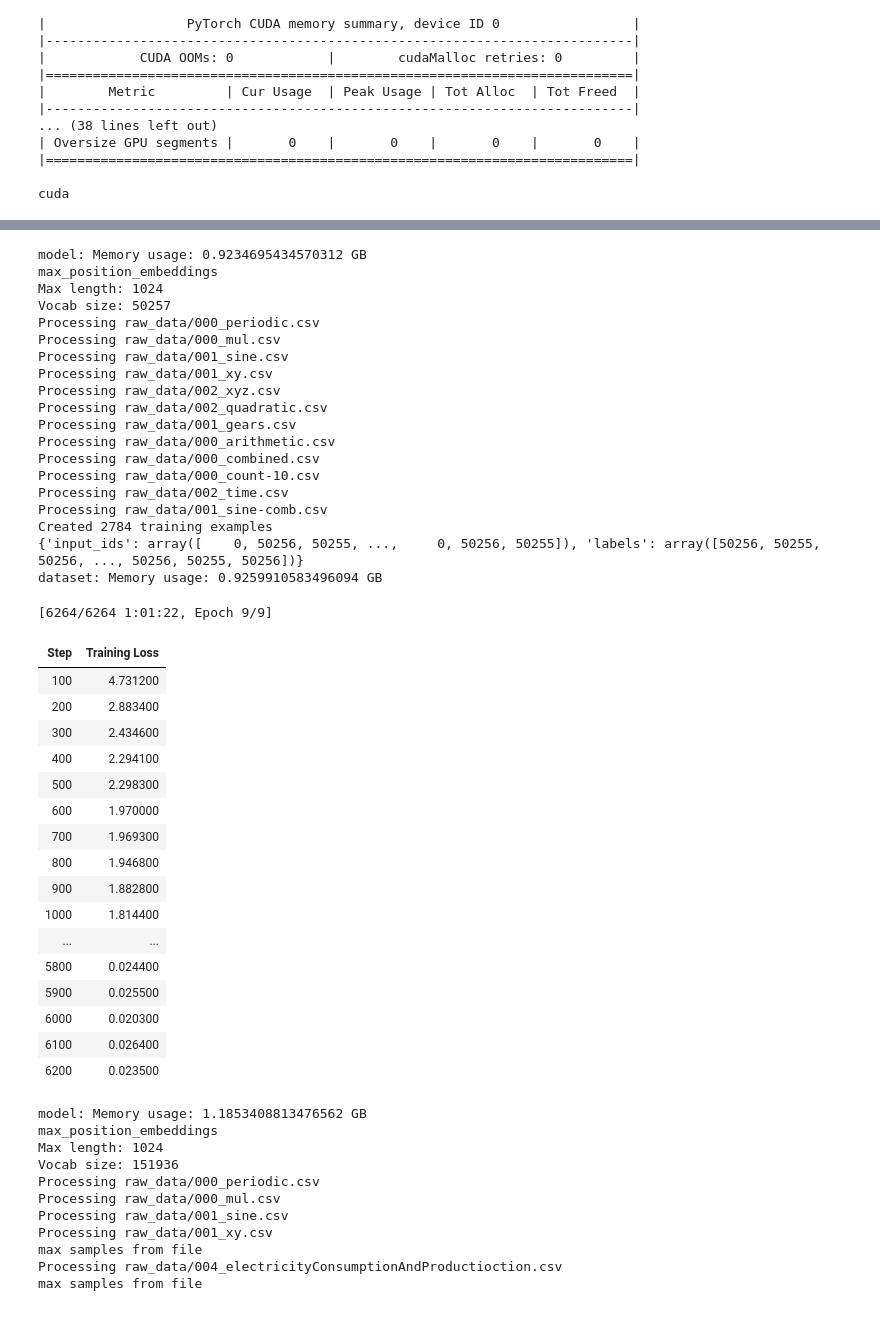
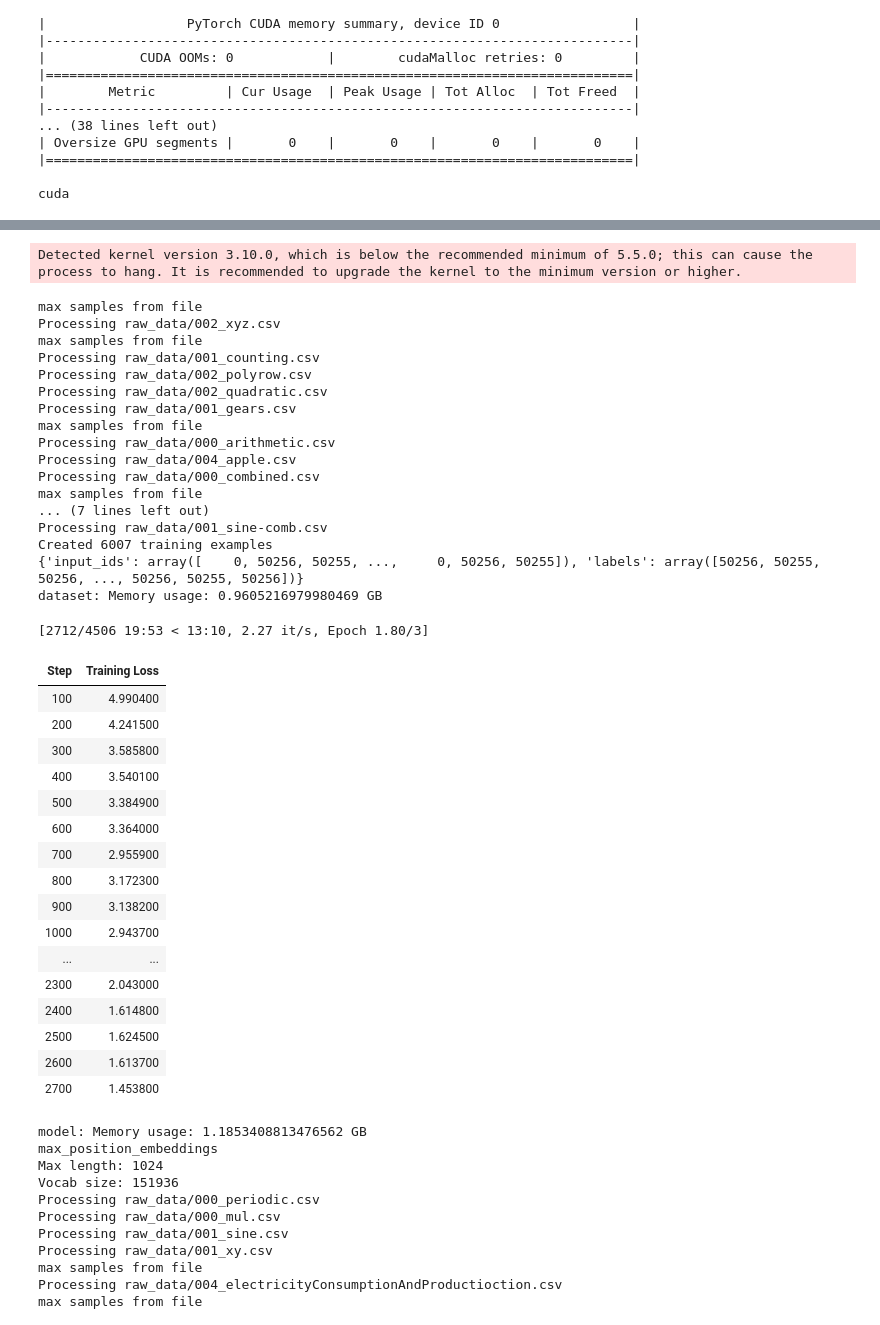
Before and after one commit to JoeyShapiro/TimeSeriesGPT, a Jupyter notebook: model.ipynb, the cells around one changed output, grey strips where cells are left out. Cells and saved outputs as stored; diff of their text form; code cells hidden in the pictures.

```diff
--- a/model.ipynb
+++ b/model.ipynb
@@ -415,6 +415,6 @@ def train_model(model_name, output_dir, epochs=3, batch_size=4, stride=64, windo
 train_model(
     model_name='gpt2',
     output_dir='models',
-    epochs=9,
+    epochs=3,
 )
 # %% [output]
@@ -422,40 +431,39 @@ Detected kernel version 3.10.0, which is below the recommended minimum of 5.5.0;
-model: Memory usage: 0.9234695434570312 GB
-max_position_embeddings
-Max length: 1024
-Vocab size: 50257
-Processing raw_data/000_periodic.csv
-Processing raw_data/000_mul.csv
-Processing raw_data/001_sine.csv
-Processing raw_data/001_xy.csv
-Processing raw_data/002_xyz.csv
-Processing raw_data/002_quadratic.csv
-Processing raw_data/001_gears.csv
-Processing raw_data/000_arithmetic.csv
-Processing raw_data/000_combined.csv
-Processing raw_data/000_count-10.csv
-Processing raw_data/002_time.csv
-Processing raw_data/001_sine-comb.csv
-Created 2784 training examples
-{'input_ids': array([    0, 50256, 50255, ...,     0, 50256, 50255]), 'labels': array([50256, 50255, 50256, ..., 50256, 50255, 50256])}
-dataset: Memory usage: 0.9259910583496094 GB
+Detected kernel version 3.10.0, which is below the recommended minimum of 5.5.0; this can cause the process to hang. It is recommended to upgrade the kernel to the minimum version or higher.
-[6264/6264 1:01:22, Epoch 9/9]
+max samples from file
+Processing raw_data/002_xyz.csv
+max samples from file
+Processing raw_data/001_counting.csv
+Processing raw_data/002_polyrow.csv
+Processing raw_data/002_quadratic.csv
+Processing raw_data/001_gears.csv
+max samples from file
+Processing raw_data/000_arithmetic.csv
+Processing raw_data/004_apple.csv
+Processing raw_data/000_combined.csv
+max samples from file
+... (7 lines left out)
+Processing raw_data/001_sine-comb.csv
+Created 6007 training examples
+{'input_ids': array([    0, 50256, 50255, ...,     0, 50256, 50255]), 'labels': array([50256, 50255, 50256, ..., 50256, 50255, 50256])}
+dataset: Memory usage: 0.9605216979980469 GB
+[2712/4506 19:53 < 13:10, 2.27 it/s, Epoch 1.80/3]
 | Step | Training Loss |
-| 100 | 4.731200 |
-| 200 | 2.883400 |
-| 300 | 2.434600 |
-| 400 | 2.294100 |
-| 500 | 2.298300 |
-| 600 | 1.970000 |
-| 700 | 1.969300 |
-| 800 | 1.946800 |
-| 900 | 1.882800 |
-| 1000 | 1.814400 |
+| 100 | 4.990400 |
+| 200 | 4.241500 |
+| 300 | 3.585800 |
+| 400 | 3.540100 |
+| 500 | 3.384900 |
+| 600 | 3.364000 |
+| 700 | 2.955900 |
+| 800 | 3.172300 |
+| 900 | 3.138200 |
+| 1000 | 2.943700 |
 | ... | ... |
-| 5800 | 0.024400 |
-| 5900 | 0.025500 |
-| 6000 | 0.020300 |
-| 6100 | 0.026400 |
-| 6200 | 0.023500 |
+| 2300 | 2.043000 |
+| 2400 | 1.614800 |
+| 2500 | 1.624500 |
+| 2600 | 1.613700 |
+| 2700 | 1.453800 |
 # %%
 train_model(
     # model_name='google/gemma-2b',
```
Also changed, not shown: parts of 3 cells of this notebook.
